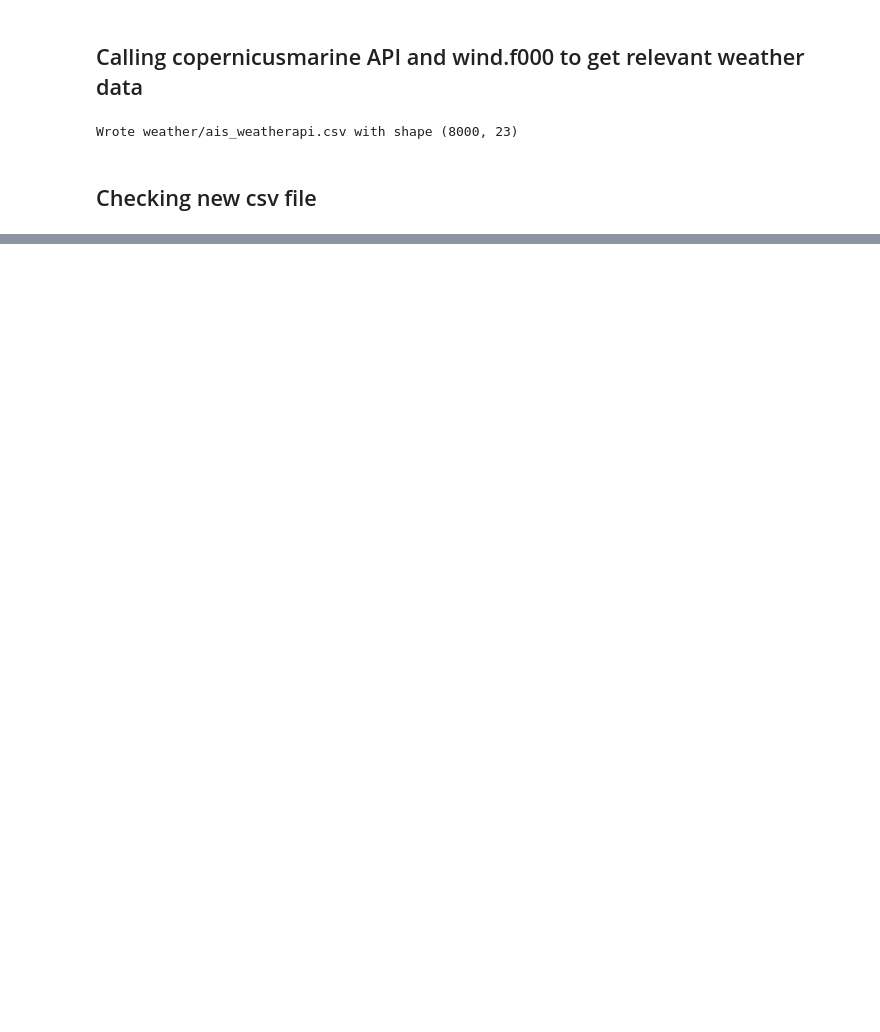
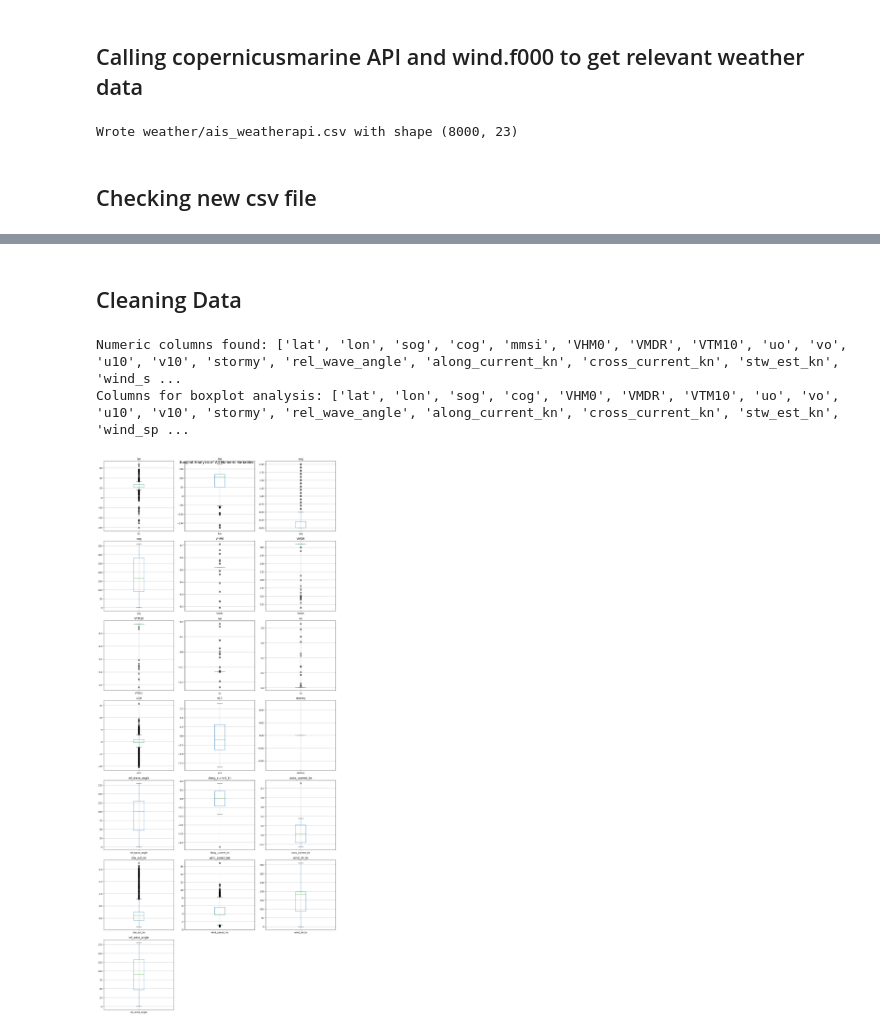
Before and after one commit to zuweii/datamining, a Jupyter notebook: weather.ipynb, the cells around one changed output, grey strips where cells are left out. Saved outputs shown, nothing was run; the diff lists cells and outputs as text; code cells hidden in the pictures; blank space fills up the shorter version.

```diff
--- a/weather.ipynb
+++ b/weather.ipynb
@@ -362,2 +363,42 @@ df.shape
+# %% [markdown]
+<h2>Cleaning Data</h2>
 # %%
-#boxplot
+# Comprehensive boxplot analysis
+
+# Get all numeric columns
+numeric_cols = df.select_dtypes(include=[np.number]).columns.tolist()
+print(f"Numeric columns found: {numeric_cols}")
+
+# Remove ID-like columns and timestamps for visualization
+exclude_cols = ['mmsi']  # MMSI is an identifier, not meaningful for distribution analysis
+viz_cols = [col for col in numeric_cols if col not in exclude_cols]
+
+print(f"Columns for boxplot analysis: {viz_cols}")
+
+# Create figure with subplots for better visualization
+n_cols = len(viz_cols)
+fig, axes = plt.subplots(nrows=(n_cols + 2) // 3, ncols=3, figsize=(15, 5 * ((n_cols + 2) // 3)))
+fig.suptitle('Boxplot Analysis of All Numeric Variables', fontsize=16)
+
+# Flatten axes for easier indexing
+if n_cols > 3:
+    axes = axes.flatten()
+elif n_cols <= 3:
+    axes = [axes] if n_cols == 1 else axes
+
+for i, col in enumerate(viz_cols):
+    if i < len(axes):
+        df.boxplot(column=col, ax=axes[i])
+        axes[i].set_title(f'{col}')
+        axes[i].grid(True)
+
+# Hide unused subplots
+for j in range(i + 1, len(axes)):
+    axes[j].set_visible(False)
+
+plt.tight_layout()
+plt.show()
+# %% [output]
+Numeric columns found: ['lat', 'lon', 'sog', 'cog', 'mmsi', 'VHM0', 'VMDR', 'VTM10', 'uo', 'vo', 'u10', 'v10', 'stormy', 'rel_wave_angle', 'along_current_kn', 'cross_current_kn', 'stw_est_kn', 'wind_s ...
+Columns for boxplot analysis: ['lat', 'lon', 'sog', 'cog', 'VHM0', 'VMDR', 'VTM10', 'uo', 'vo', 'u10', 'v10', 'stormy', 'rel_wave_angle', 'along_current_kn', 'cross_current_kn', 'stw_est_kn', 'wind_sp ...
+[figure, added]
```
Also changed, not shown: parts of 27 cells of this notebook, 3 other files.
